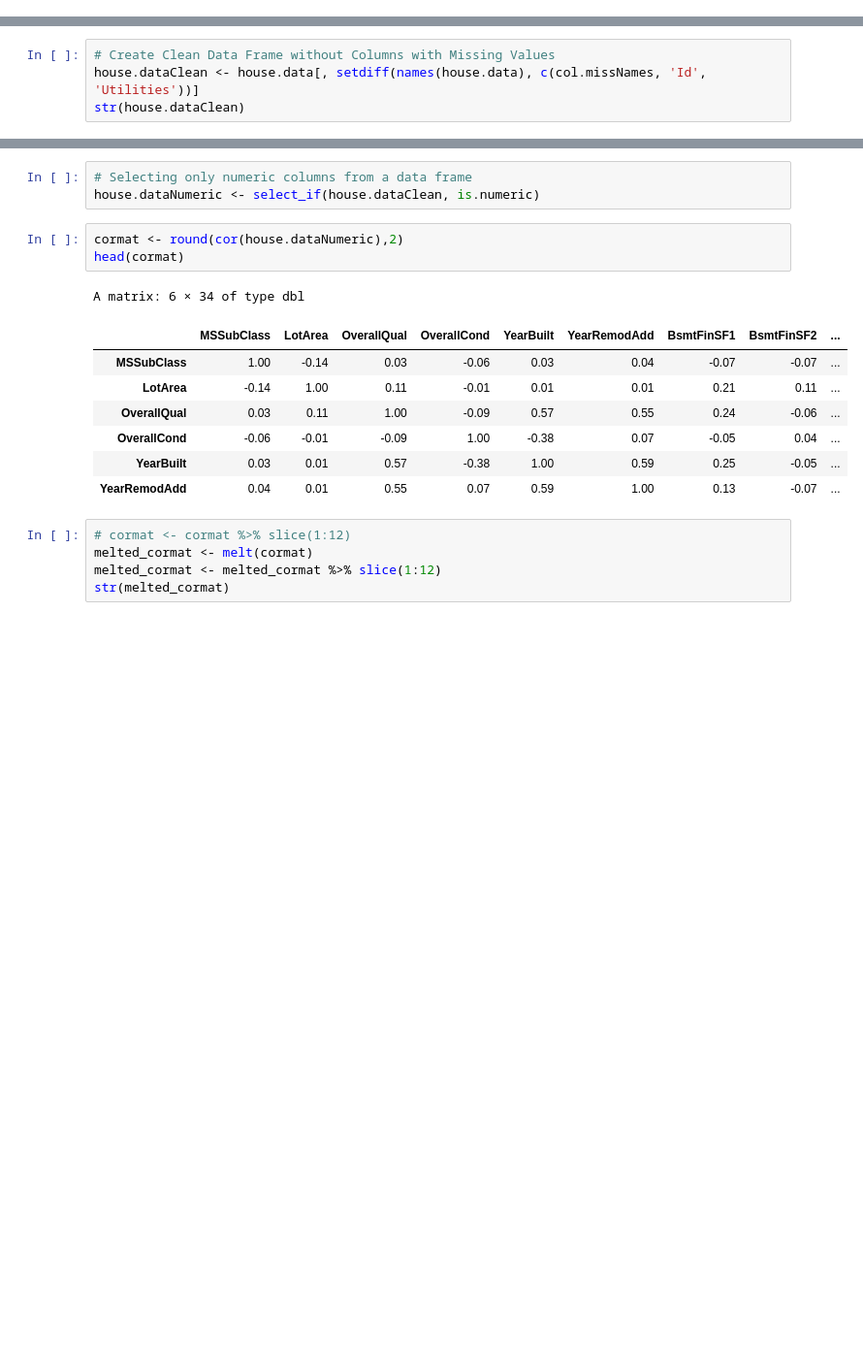
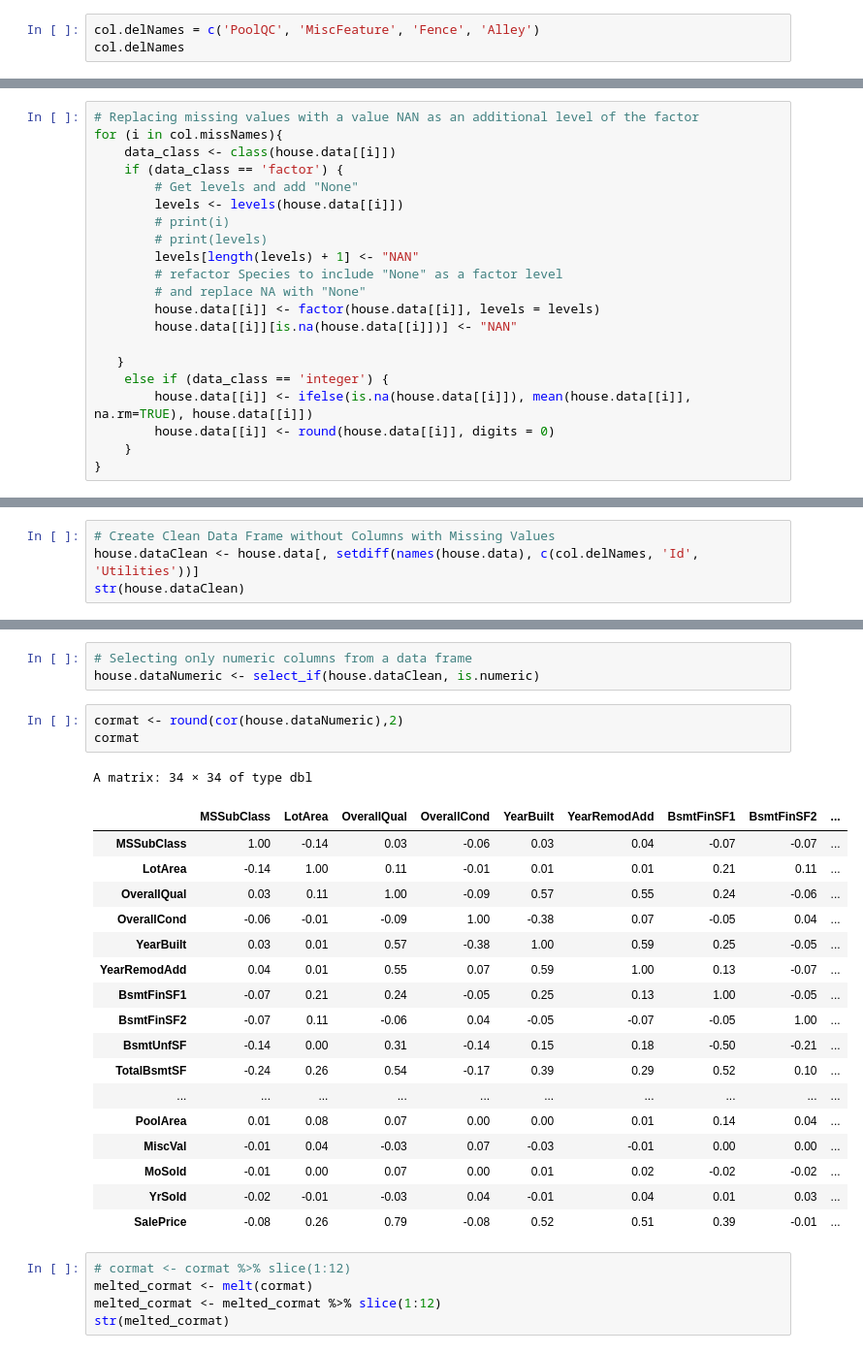
Before and after one commit to OlegRyzhkov2020/house_price_prediction, a Jupyter notebook: features_selection.ipynb, the cells around one changed output, grey strips where cells are left out. Shown at 97% size. Cells and saved outputs as stored; diff of their text form; blank space fills up the shorter version.

Commit message:
data preprocessing

```diff
--- a/features_selection.ipynb
+++ b/features_selection.ipynb
@@ -176,3 +187,6 @@ str(house.dataMisssedvalues)
  $ PoolQC      : Factor w/ 3 levels "Ex","Fa","Gd": NA NA NA NA NA NA NA NA NA NA ...
  $ Fence       : Factor w/ 4 levels "GdPrv","GdWo",..: NA NA NA NA NA 3 NA NA NA NA ...
  $ MiscFeature : Factor w/ 4 levels "Gar2","Othr",..: NA NA NA NA NA 3 NA 3 NA NA ...
+# %%
+col.delNames = c('PoolQC', 'MiscFeature', 'Fence', 'Alley')
+col.delNames
@@ -178,0 +195,21 @@ str(house.dataMisssedvalues)
+# %%
+# Replacing missing values with a value NAN as an additional level of the factor
+for (i in col.missNames){
+    data_class <- class(house.data[[i]])
+    if (data_class == 'factor') {
+        # Get levels and add "None"
+        levels <- levels(house.data[[i]])
+        # print(i)
+        # print(levels)
+        levels[length(levels) + 1] <- "NAN"
+        # refactor Species to include "None" as a factor level
+        # and replace NA with "None"
+        house.data[[i]] <- factor(house.data[[i]], levels = levels)
+        house.data[[i]][is.na(house.data[[i]])] <- "NAN"
+
+   }
+    else if (data_class == 'integer') {
+        house.data[[i]] <- ifelse(is.na(house.data[[i]]), mean(house.data[[i]], na.rm=TRUE), house.data[[i]])
+        house.data[[i]] <- round(house.data[[i]], digits = 0)
+    }
+}
@@ -225,5 +275,5 @@ stripplot(tempData, pch = 20, cex = 1.2)
 # %%
 # Create Clean Data Frame without Columns with Missing Values
-house.dataClean <- house.data[, setdiff(names(house.data), c(col.missNames, 'Id', 'Utilities'))]
+house.dataClean <- house.data[, setdiff(names(house.data), c(col.delNames, 'Id', 'Utilities'))]
 str(house.dataClean)
 # %% [output]
@@ -251,16 +301,26 @@ str(house.dataClean)
 house.dataNumeric <- select_if(house.dataClean, is.numeric)
 # %%
 cormat <- round(cor(house.dataNumeric),2)
-head(cormat)
+cormat
 # %% [output]
-A matrix: 6 × 34 of type dbl
+A matrix: 34 × 34 of type dbl
 |  | MSSubClass | LotArea | OverallQual | OverallCond | YearBuilt | YearRemodAdd | BsmtFinSF1 | BsmtFinSF2 | ... |
 | MSSubClass | 1.00 | -0.14 | 0.03 | -0.06 | 0.03 | 0.04 | -0.07 | -0.07 | ... |
 | LotArea | -0.14 | 1.00 | 0.11 | -0.01 | 0.01 | 0.01 | 0.21 | 0.11 | ... |
 | OverallQual | 0.03 | 0.11 | 1.00 | -0.09 | 0.57 | 0.55 | 0.24 | -0.06 | ... |
 | OverallCond | -0.06 | -0.01 | -0.09 | 1.00 | -0.38 | 0.07 | -0.05 | 0.04 | ... |
 | YearBuilt | 0.03 | 0.01 | 0.57 | -0.38 | 1.00 | 0.59 | 0.25 | -0.05 | ... |
 | YearRemodAdd | 0.04 | 0.01 | 0.55 | 0.07 | 0.59 | 1.00 | 0.13 | -0.07 | ... |
+| BsmtFinSF1 | -0.07 | 0.21 | 0.24 | -0.05 | 0.25 | 0.13 | 1.00 | -0.05 | ... |
+| BsmtFinSF2 | -0.07 | 0.11 | -0.06 | 0.04 | -0.05 | -0.07 | -0.05 | 1.00 | ... |
+| BsmtUnfSF | -0.14 | 0.00 | 0.31 | -0.14 | 0.15 | 0.18 | -0.50 | -0.21 | ... |
+| TotalBsmtSF | -0.24 | 0.26 | 0.54 | -0.17 | 0.39 | 0.29 | 0.52 | 0.10 | ... |
+| ... | ... | ... | ... | ... | ... | ... | ... | ... | ... |
+| PoolArea | 0.01 | 0.08 | 0.07 | 0.00 | 0.00 | 0.01 | 0.14 | 0.04 | ... |
+| MiscVal | -0.01 | 0.04 | -0.03 | 0.07 | -0.03 | -0.01 | 0.00 | 0.00 | ... |
+| MoSold | -0.01 | 0.00 | 0.07 | 0.00 | 0.01 | 0.02 | -0.02 | -0.02 | ... |
+| YrSold | -0.02 | -0.01 | -0.03 | 0.04 | -0.01 | 0.04 | 0.01 | 0.03 | ... |
+| SalePrice | -0.08 | 0.26 | 0.79 | -0.08 | 0.52 | 0.51 | 0.39 | -0.01 | ... |
 # %%
 # cormat <- cormat %>% slice(1:12)
 melted_cormat <- melt(cormat)
```
Also changed, not shown: parts of 46 cells of this notebook, 5 other files.
